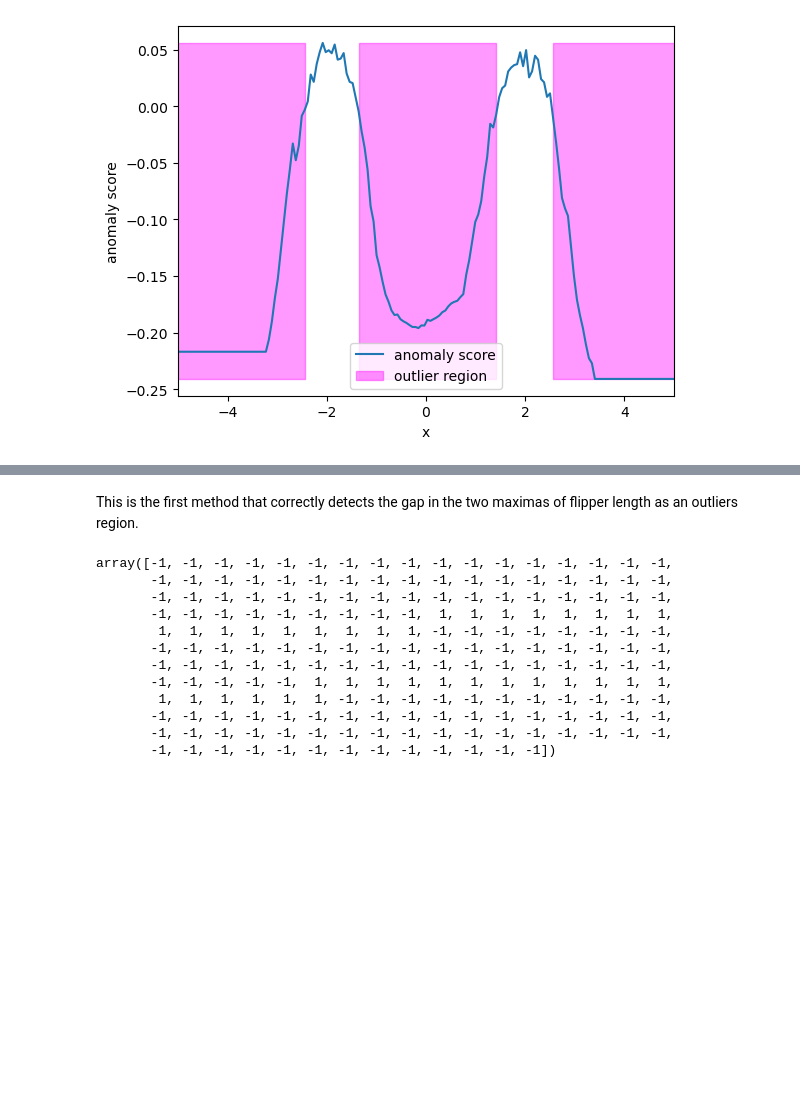
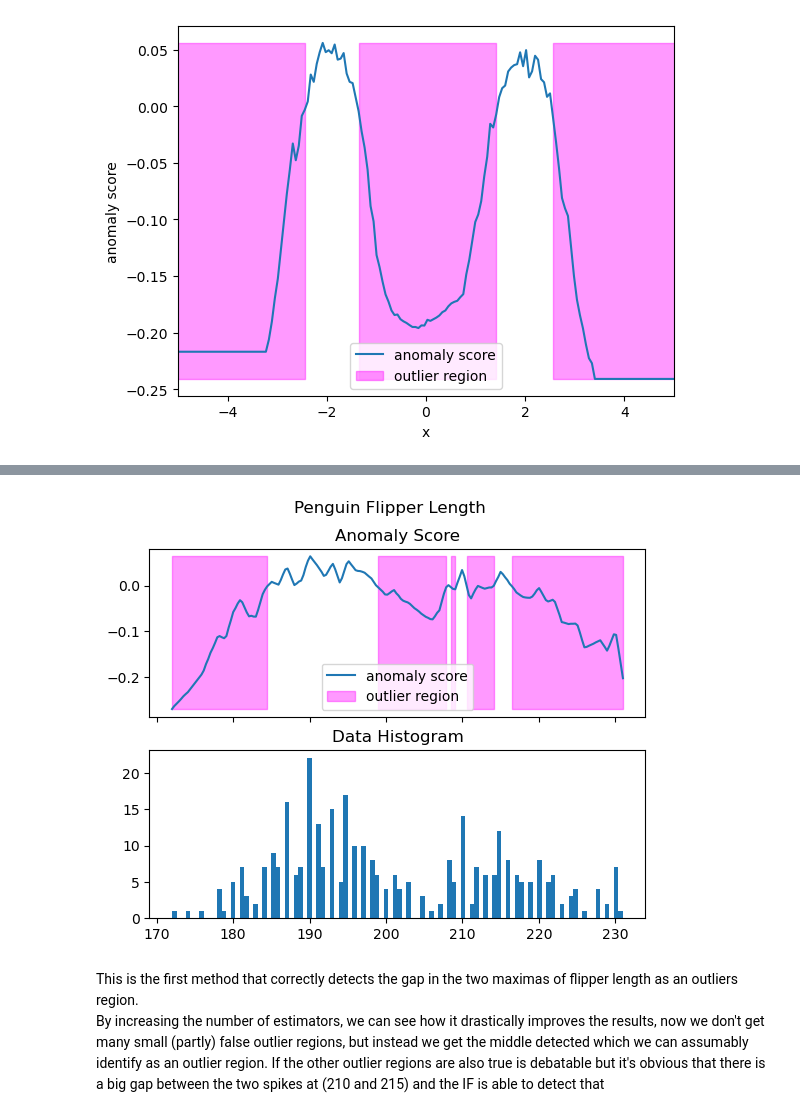
Before and after one commit to mathisloevenich/AML, a Jupyter notebook: Ex4.IsolationForest.ipynb, the cells around one changed output, grey strips where cells are left out. Cells and saved outputs as stored; diff of their text form; code cells hidden in the pictures; blank space fills up the shorter version.

```diff
--- a/Ex4.IsolationForest.ipynb
+++ b/Ex4.IsolationForest.ipynb
@@ -187,17 +214,8 @@ show_isolation_forest(data, "Penguin Flipper Length")
+# %%
+data = np.array(penguins.flipper_length_mm.dropna()).reshape(-1, 1)
+show_isolation_forest(data, "Penguin Flipper Length", n_estimators=1500)
+# %% [output]
+[figure, added]
 # %% [markdown]
-This is the first method that correctly detects the gap in the two maximas of flipper length as an outliers region.
+This is the first method that correctly detects the gap in the two maximas of flipper length as an outliers region. \
+By increasing the number of estimators, we can see how it drastically improves the results, now we don't get many small (partly) false outlier regions, but instead we get the middle detected which we can assumably identify as an outlier region. If the other outlier regions are also true is debatable but it's obvious that there is a big gap between the two spikes at (210 and 215) and the IF is able to detect that
-# %%
-outlier_labels
-# %% [output]
-array([-1, -1, -1, -1, -1, -1, -1, -1, -1, -1, -1, -1, -1, -1, -1, -1, -1,
-       -1, -1, -1, -1, -1, -1, -1, -1, -1, -1, -1, -1, -1, -1, -1, -1, -1,
-       -1, -1, -1, -1, -1, -1, -1, -1, -1, -1, -1, -1, -1, -1, -1, -1, -1,
-       -1, -1, -1, -1, -1, -1, -1, -1, -1,  1,  1,  1,  1,  1,  1,  1,  1,
-        1,  1,  1,  1,  1,  1,  1,  1,  1, -1, -1, -1, -1, -1, -1, -1, -1,
-       -1, -1, -1, -1, -1, -1, -1, -1, -1, -1, -1, -1, -1, -1, -1, -1, -1,
-       -1, -1, -1, -1, -1, -1, -1, -1, -1, -1, -1, -1, -1, -1, -1, -1, -1,
-       -1, -1, -1, -1, -1,  1,  1,  1,  1,  1,  1,  1,  1,  1,  1,  1,  1,
-        1,  1,  1,  1,  1,  1, -1, -1, -1, -1, -1, -1, -1, -1, -1, -1, -1,
-       -1, -1, -1, -1, -1, -1, -1, -1, -1, -1, -1, -1, -1, -1, -1, -1, -1,
-       -1, -1, -1, -1, -1, -1, -1, -1, -1, -1, -1, -1, -1, -1, -1, -1, -1,
-       -1, -1, -1, -1, -1, -1, -1, -1, -1, -1, -1, -1, -1])
```
Also changed, not shown: parts of 7 cells of this notebook.
